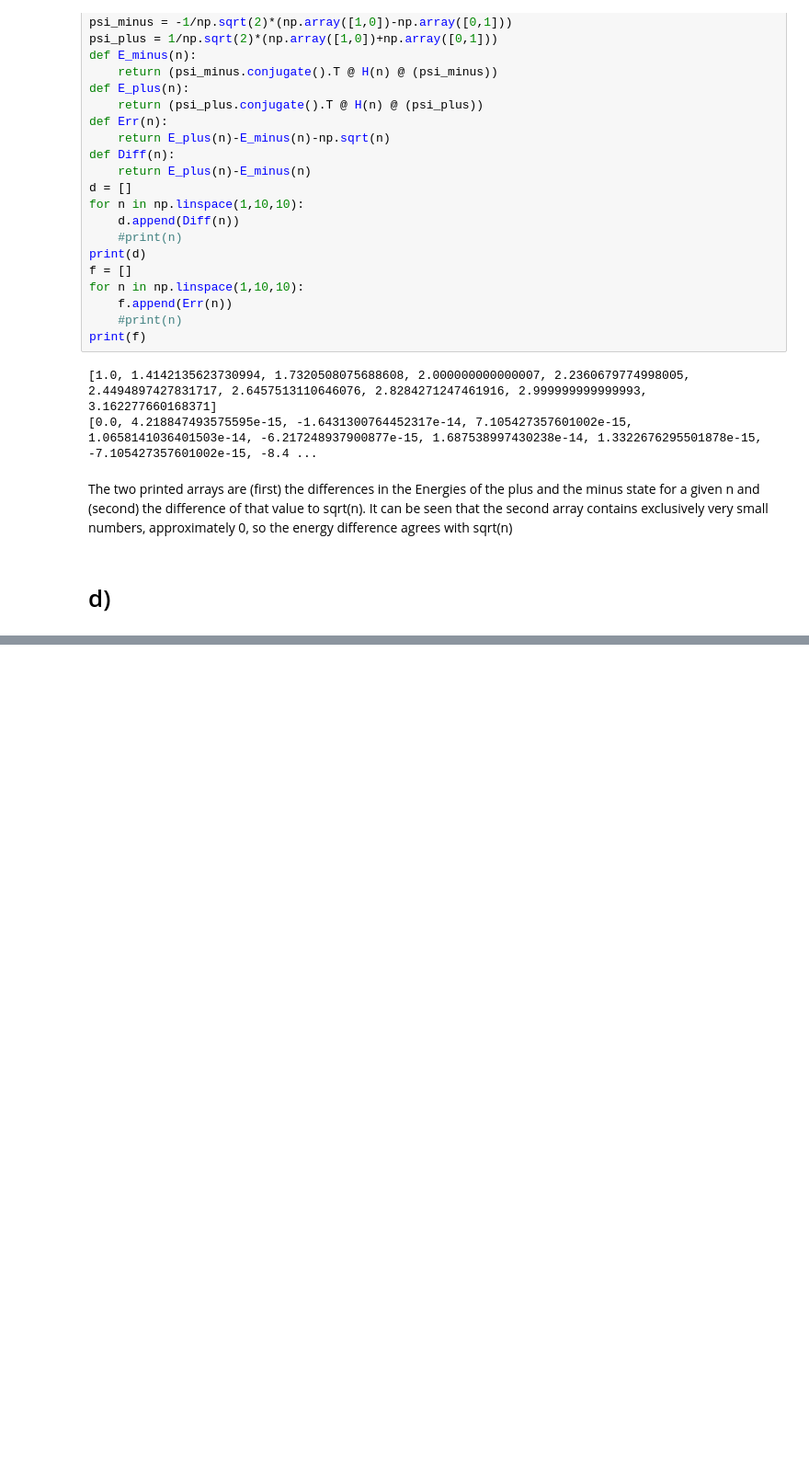
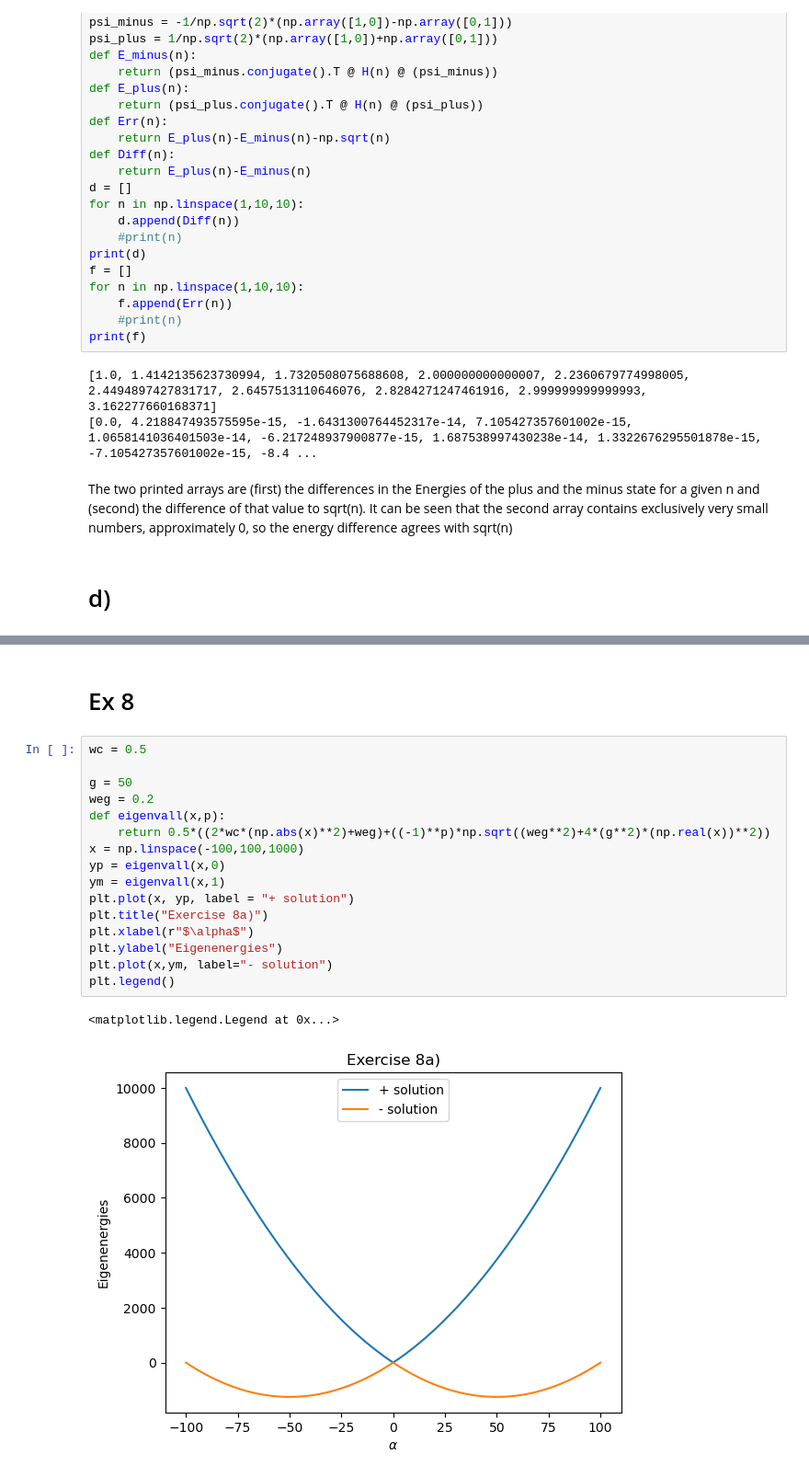
Before and after one commit to tillnem/TQO-Homework, a Jupyter notebook: Emma/Sheet3.ipynb, the cells around one changed output, grey strips where cells are left out. Shown: that part at 92% size. Saved outputs shown, nothing was run; the diff lists cells and outputs as text; blank space fills up the shorter version.

```diff
--- a/Emma/Sheet3.ipynb
+++ b/Emma/Sheet3.ipynb
@@ -116,0 +120,21 @@ plt.plot(t, approx(t))
+# %% [markdown]
+# Ex 8
+# %%
+wc = 0.5
+
+g = 50
+weg = 0.2
+def eigenvall(x,p):
+    return 0.5*((2*wc*(np.abs(x)**2)+weg)+((-1)**p)*np.sqrt((weg**2)+4*(g**2)*(np.real(x))**2))
+x = np.linspace(-100,100,1000)
+yp = eigenvall(x,0)
+ym = eigenvall(x,1)
+plt.plot(x, yp, label = "+ solution")
+plt.title("Exercise 8a)")
+plt.xlabel(r"$\alpha$")
+plt.ylabel("Eigenenergies")
+plt.plot(x,ym, label="- solution")
+plt.legend()
+# %% [output]
+<matplotlib.legend.Legend at 0x...>
+[figure, added]
```
Also changed, not shown: parts of 4 cells of this notebook.
